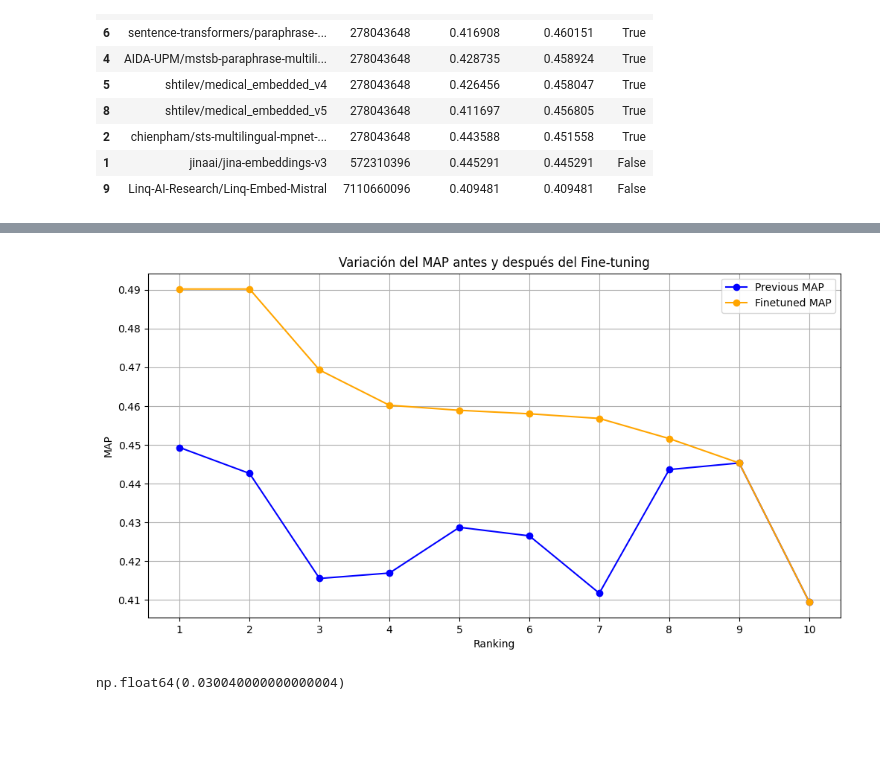
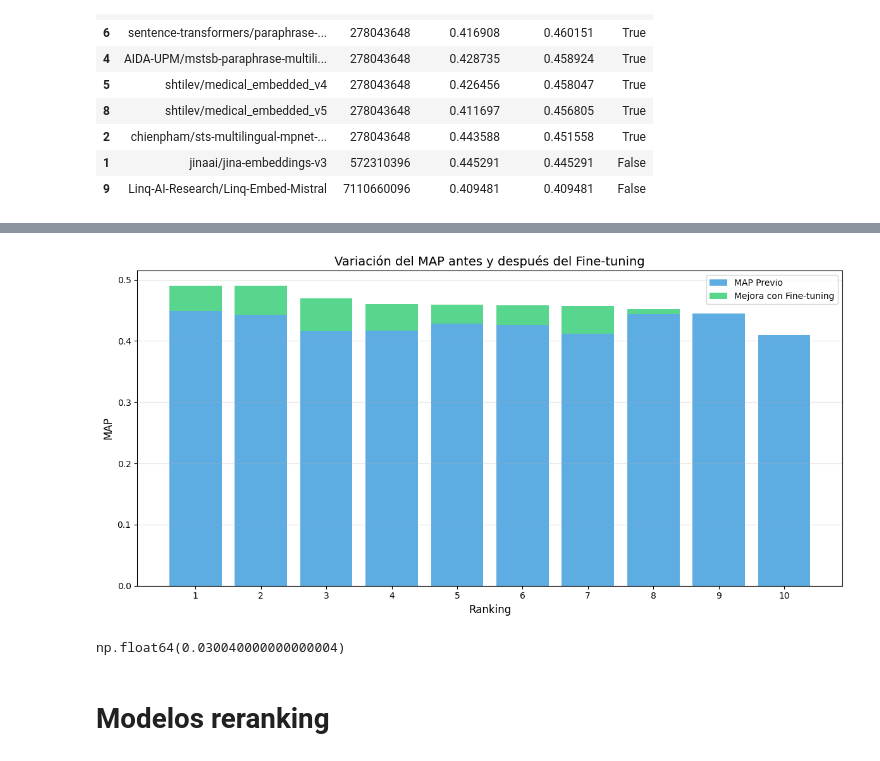
Before and after one commit to davidgc14/TalentCLEF-TaskA, a Jupyter notebook: data_lab.ipynb, the cells around one changed output, grey strips where cells are left out. Cells and saved outputs as stored; diff of their text form; code cells hidden in the pictures; blank space fills up the shorter version.

Commit message:
feat: Reranking results distribution

```diff
--- a/data_lab.ipynb
+++ b/data_lab.ipynb
@@ -238,24 +154,44 @@ ranking & model_name & previous_map & finetuned_map \\
 \bottomrule
 \end{tabular}
 # %%
-# graficar la variacion del map antes y despues del finetuning
+# Graficar la variación del MAP antes y después del finetuning con barras
 import matplotlib.pyplot as plt
+import numpy as np
 
+# Calcular la diferencia (siempre positiva)
+df_latex_finetuned['map_difference'] = df_latex_finetuned['finetuned_map'] - df_latex_finetuned['previous_map']
+
+# Crear la figura
 plt.figure(figsize=(12, 6))
-plt.plot(df_latex_finetuned['ranking'], df_latex_finetuned['previous_map'], marker='o', label='Previous MAP', color='blue')
-plt.plot(df_latex_finetuned['ranking'], df_latex_finetuned['finetuned_map'], marker='o', label='Finetuned MAP', color='orange')
-plt.xlabel('Ranking')
-plt.ylabel('MAP')
-plt.title('Variación del MAP antes y después del Fine-tuning')
-plt.xticks(df_latex_finetuned['ranking'])
-plt.legend()
-plt.grid(True)
+
+# Posiciones de las barras
+x_pos = np.arange(len(df_latex_finetuned['ranking']))
+
+# Crear barras apiladas
+plt.bar(x_pos, df_latex_finetuned['previous_map'],
+        label='MAP Previo', color='#3498db', alpha=0.8)
+plt.bar(x_pos, df_latex_finetuned['map_difference'],
+        bottom=df_latex_finetuned['previous_map'],
+        label='Mejora con Fine-tuning', color='#2ecc71', alpha=0.8)
+
+# Personalizar el gráfico
+plt.xlabel('Ranking', fontsize=12)
+plt.ylabel('MAP', fontsize=12)
+plt.title('Variación del MAP antes y después del Fine-tuning', fontsize=14)
+plt.xticks(x_pos, df_latex_finetuned['ranking'])
+plt.legend(loc='best')
+plt.grid(True, alpha=0.3, axis='y')
+
+# Ajustar el diseño
+plt.tight_layout()
 plt.show()
 # %% [output]
-[figure, old version]
+[figure, new version]
 # %%
 # media de variacion por parte de los modelos
 mean_variation = (df_latex_finetuned['finetuned_map'] - df_latex_finetuned['previous_map']).mean()
 mean_variation
 # %% [output]
 np.float64(0.030040000000000004)
+# %% [markdown]
+# Modelos reranking
```
Also changed, not shown: parts of 12 cells of this notebook.
